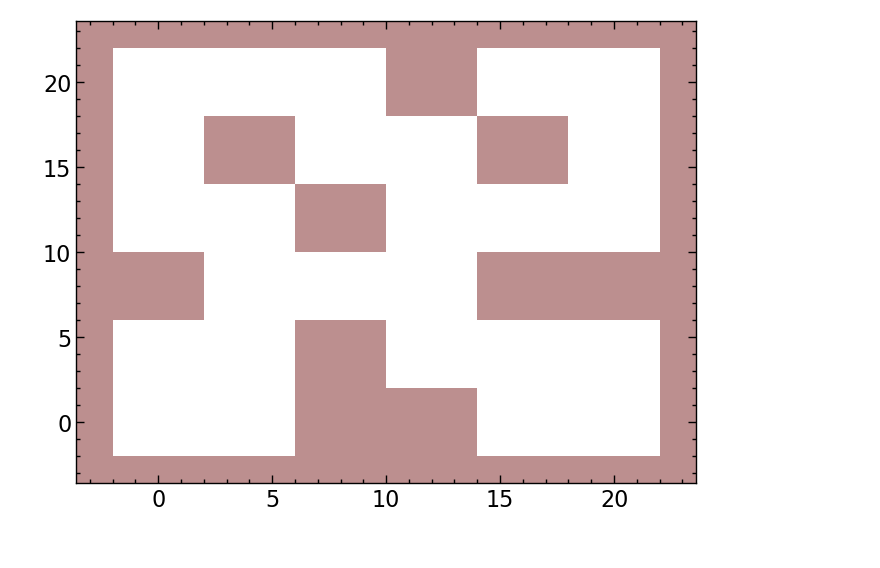
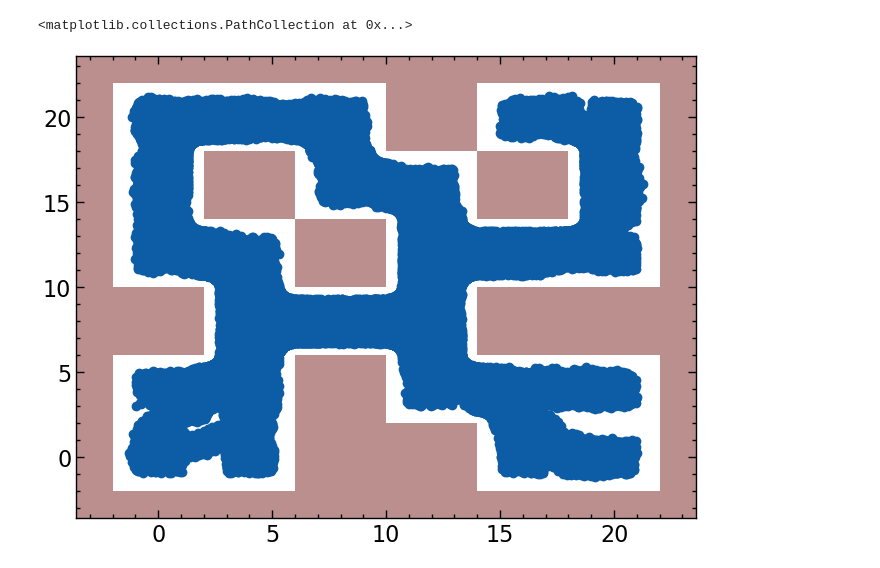
Before and after one commit to skylooop/ZeroShotRL, a Jupyter notebook: notebooks/ogbench.ipynb, the cells around one changed output. Drawn from its saved outputs; the diff is of its cells as text; code cells hidden in the pictures.

Commit message:
ogbench

```diff
--- a/notebooks/ogbench.ipynb
+++ b/notebooks/ogbench.ipynb
@@ -8,34 +8,40 @@ os.environ['MUJOCO_GL']='egl'
 from rich.pretty import pprint
 import shutup
 shutup.please()
 
 import numpy as np
 
 # RL
 import gymnasium
 import ogbench
 import ogbench.online_locomotion.wrappers
 from envs.ogbench.ant_utils import MazeVizWrapper
 
 # VIS
 import matplotlib.pyplot as plt
 import mediapy
 import scienceplots
 plt.style.use(['science', 'notebook'])
 
 # Use either exising dataset or create from data_gen_scripts
 # 'pointmaze-medium-explore-v0'
-env = ogbench.make_env_and_datasets( #  train_dataset, valid_dataset
-    "pointmaze-medium-explore-v0",
-    env_only=True, render_mode='rgb_array'
+# env = ogbench.make_env_and_datasets( #  train_dataset, valid_dataset
+#     "pointmaze-medium-explore-v0",
+#     env_only=True, render_mode='rgb_array'
+# )
+env, train_dataset, valid_dataset = ogbench.make_env_and_datasets( #  train_dataset, valid_dataset
+    "pointmaze-medium-stitch-v0",
+    env_only=False, render_mode='rgb_array'
 )
 env = MazeVizWrapper(env)
 
 pointmaze_explore_data = np.load("/home/m_bobrin/ZeroShotRL/aux_data/pointmaze-medium-explore-v0.npz")
 fig, ax = plt.subplots()
 
 polygons = env.draw(ax=ax)
 
 #ax.scatter(pointmaze_explore_data['observations'][:, 0], pointmaze_explore_data['observations'][:, 1])
+ax.scatter(train_dataset['observations'][:, 0], train_dataset['observations'][:, 1])
 # %% [output]
+<matplotlib.collections.PathCollection at 0x...>
-[figure, old version]
+[figure, new version]
```
Also changed, not shown: parts of 2 cells of this notebook, 1 other file.
